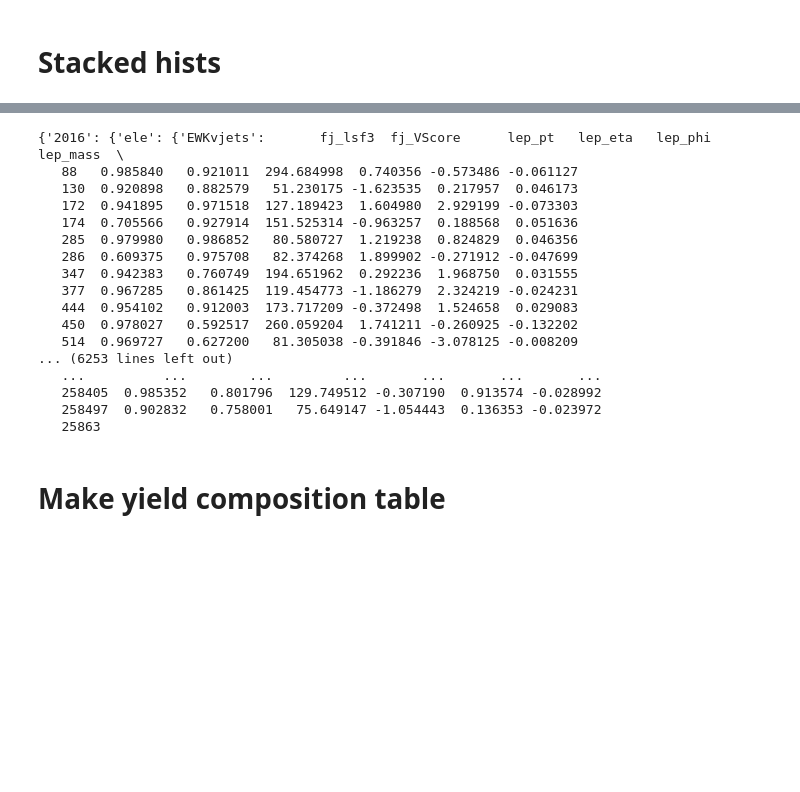
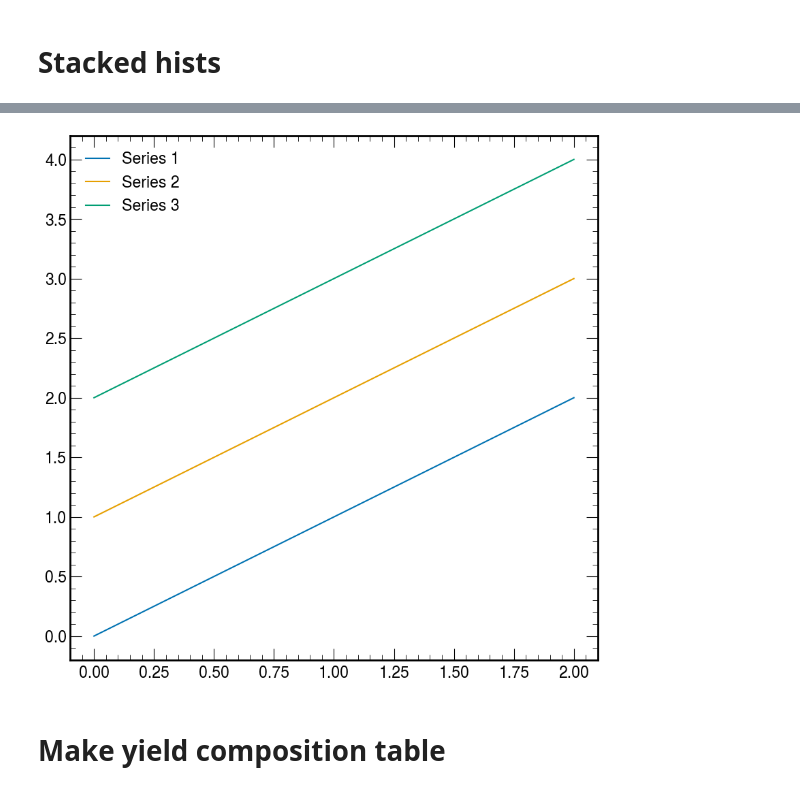
Before and after one commit to farakiko/boostedhiggs, a Jupyter notebook: binder/hists_plots.ipynb, the cells around one changed output, grey strips where cells are left out. Cells and saved outputs as stored; diff of their text form; code cells hidden in the pictures; blank space fills up the shorter version.

```diff
--- a/binder/hists_plots.ipynb
+++ b/binder/hists_plots.ipynb
@@ -464,23 +464,15 @@ Will plot rec_higgs_m histogram
-# %%
-`dd
-# %% [output]
-{'2016': {'ele': {'EWKvjets':       fj_lsf3  fj_VScore      lep_pt   lep_eta   lep_phi  lep_mass  \
-   88   0.985840   0.921011  294.684998  0.740356 -0.573486 -0.061127
-   130  0.920898   0.882579   51.230175 -1.623535  0.217957  0.046173
-   172  0.941895   0.971518  127.189423  1.604980  2.929199 -0.073303
-   174  0.705566   0.927914  151.525314 -0.963257  0.188568  0.051636
-   285  0.979980   0.986852   80.580727  1.219238  0.824829  0.046356
-   286  0.609375   0.975708   82.374268  1.899902 -0.271912 -0.047699
-   347  0.942383   0.760749  194.651962  0.292236  1.968750  0.031555
-   377  0.967285   0.861425  119.454773 -1.186279  2.324219 -0.024231
-   444  0.954102   0.912003  173.717209 -0.372498  1.524658  0.029083
-   450  0.978027   0.592517  260.059204  1.741211 -0.260925 -0.132202
-   514  0.969727   0.627200   81.305038 -0.391846 -3.078125 -0.008209
-... (6253 lines left out)
-   ...          ...        ...         ...       ...       ...       ...
-   258405  0.985352   0.801796  129.749512 -0.307190  0.913574 -0.028992
-   258497  0.902832   0.758001   75.649147 -1.054443  0.136353 -0.023972
-   25863
+# %%
+import matplotlib.pyplot as plt
+
+colors = ['#0072B2', '#E69F00', '#009E73']  # blue, orange, green
+
+for i, c in enumerate(colors):
+    plt.plot([0, 1, 2], [j + i for j in [0, 1, 2]], color=c, label=f"Series {i+1}")
+
+plt.legend()
+plt.show()
+# %% [output]
+[figure, added]
 # %% [markdown]
 # Make yield composition table
 # %%
```
Also changed, not shown: parts of 6 cells of this notebook, 3 other files.
